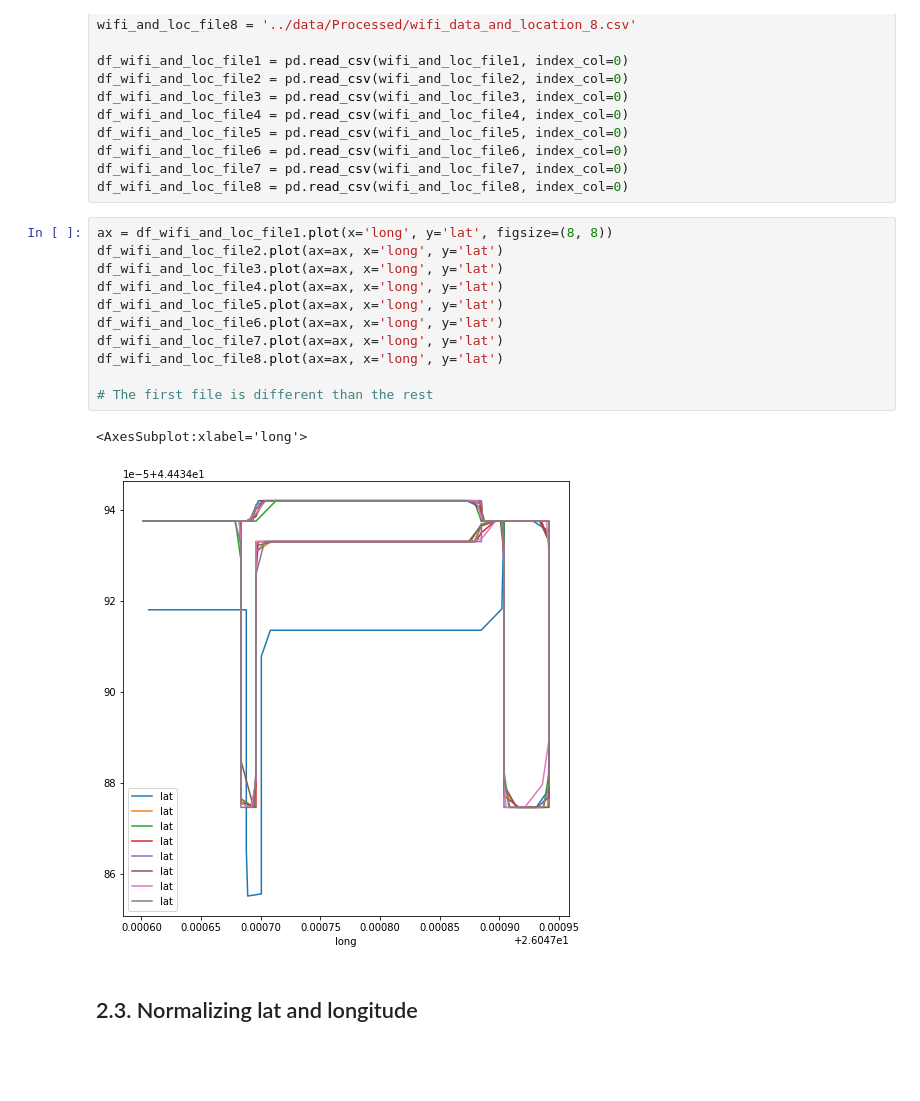
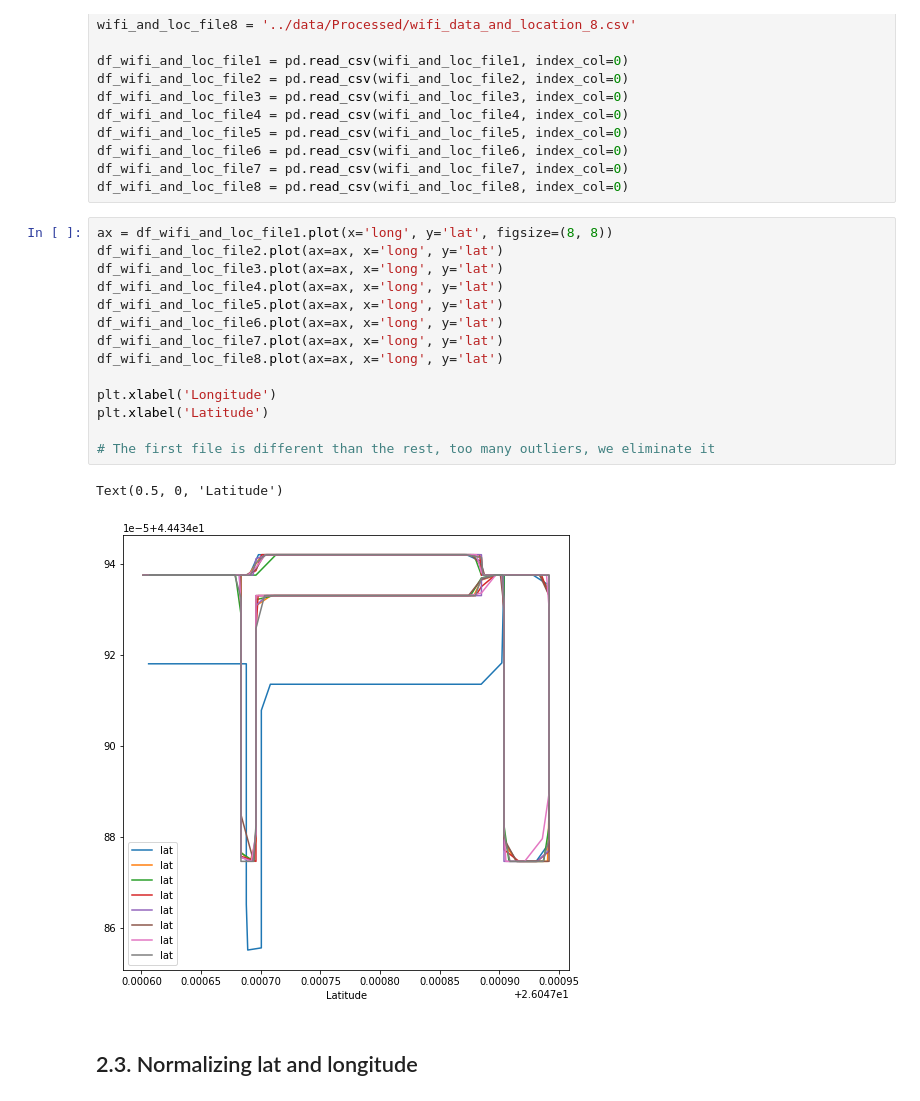
Before and after one commit to enacheandrei7/indoor-localization-dnn-knn-lstm, a Jupyter notebook: wifi_estimation_dnn_knn/DNN_and_Improved_KNN_precisloc.ipynb, the cells around one changed output. Saved outputs shown, nothing was run; the diff lists cells and outputs as text; blank space fills up the shorter version.

```diff
--- a/wifi_estimation_dnn_knn/DNN_and_Improved_KNN_precisloc.ipynb
+++ b/wifi_estimation_dnn_knn/DNN_and_Improved_KNN_precisloc.ipynb
@@ -120,17 +128,20 @@ df_wifi_and_loc_file8 = pd.read_csv(wifi_and_loc_file8, index_col=0)
 # %%
 ax = df_wifi_and_loc_file1.plot(x='long', y='lat', figsize=(8, 8))
 df_wifi_and_loc_file2.plot(ax=ax, x='long', y='lat')
 df_wifi_and_loc_file3.plot(ax=ax, x='long', y='lat')
 df_wifi_and_loc_file4.plot(ax=ax, x='long', y='lat')
 df_wifi_and_loc_file5.plot(ax=ax, x='long', y='lat')
 df_wifi_and_loc_file6.plot(ax=ax, x='long', y='lat')
 df_wifi_and_loc_file7.plot(ax=ax, x='long', y='lat')
 df_wifi_and_loc_file8.plot(ax=ax, x='long', y='lat')
 
-# The first file is different than the rest
+plt.xlabel('Longitude')
+plt.xlabel('Latitude')
+
+# The first file is different than the rest, too many outliers, we eliminate it
 # %% [output]
-<AxesSubplot:xlabel='long'>
+Text(0.5, 0, 'Latitude')
-[figure, old version]
+[figure, new version]
 # %% [markdown]
 ## 2.3. Normalizing lat and longitude
 # %%
```
Also changed, not shown: parts of 37 cells of this notebook.
